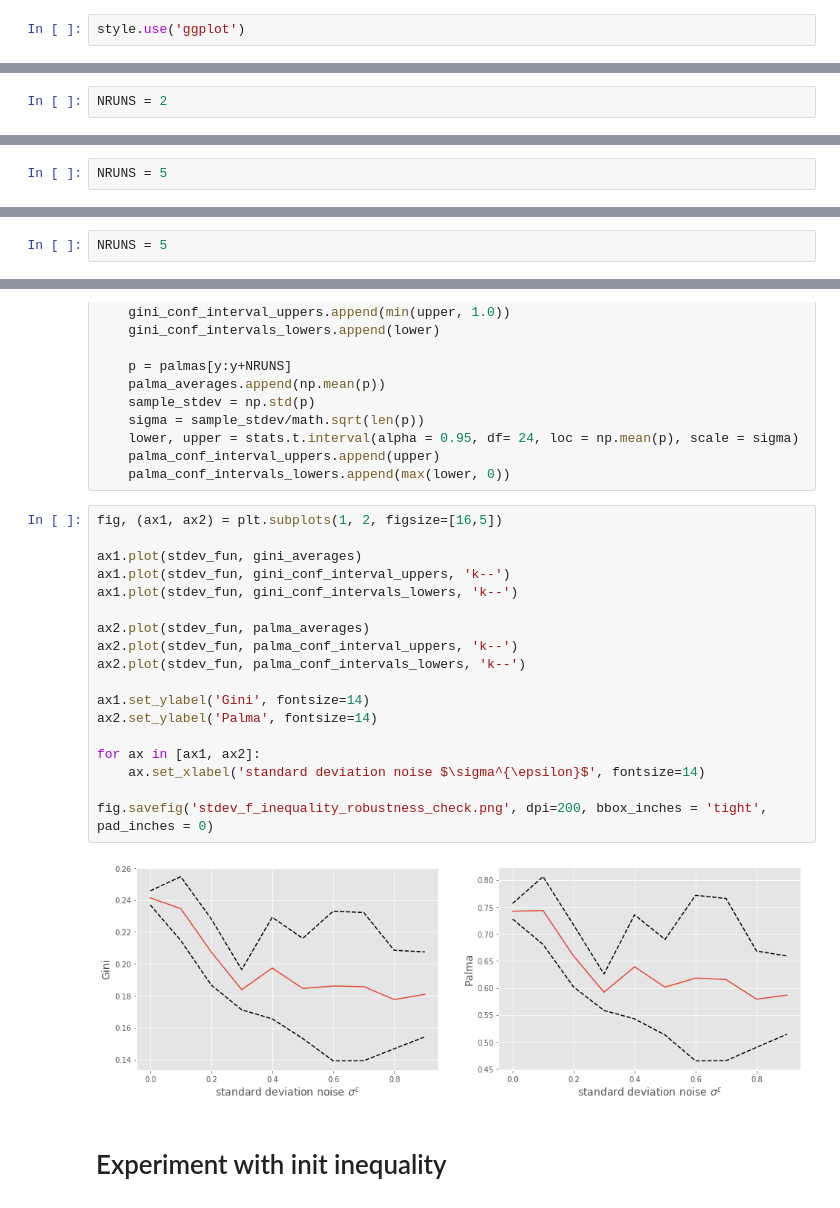
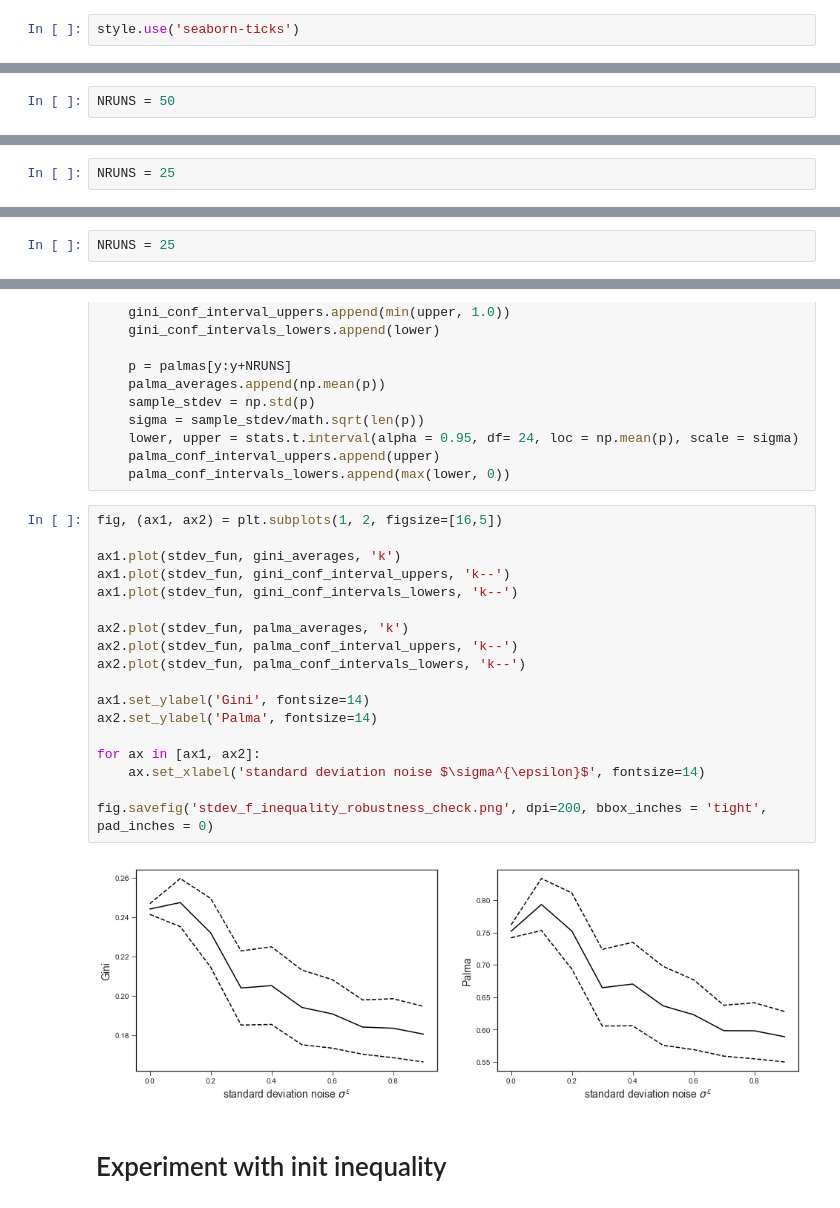
Before and after one commit to joerischasfoort/asset_volatility_wealth_inequality, a Jupyter notebook: volatility_inequality_model.ipynb, the cells around one changed output, grey strips where cells are left out. Drawn from its saved outputs; the diff is of its cells as text.

```diff
--- a/volatility_inequality_model.ipynb
+++ b/volatility_inequality_model.ipynb
@@ -15,7 +15,7 @@ from functions.evolutionaryalgo import *
 import scipy.stats as stats
 from SALib.sample import latin
 # %%
-style.use('ggplot')
+style.use('seaborn-ticks')
 # %% [markdown]
 # Asset price volatility and wealth inequality
 
@@ -184,7 +184,7 @@ for i, name in enumerate(problem['names']):
 # %%
 #params['std_noise'] = 2.0
 # %%
-NRUNS = 2
+NRUNS = 50
 # %%
 trdrs0 = []
 orbs0 = []
@@ -315,7 +330,7 @@ stdev_fun = [x / 100.0 for x in range(0, 100, 10)]
 # %%
 params['ticks'] = 600
 # %%
-NRUNS = 5
+NRUNS = 25
 # %%
 stdev_fun[0] = 0.0001
 # %%
@@ -474,7 +484,7 @@ gini(hypo_wealth_end - min(hypo_wealth_end))
 # %%
 stdev_fun = [x / 100.0 for x in range(0, 100, 10)]
 # %%
-NRUNS = 5
+NRUNS = 25
 # %%
 stdev_fun[0] = 0.0001
 # %%
@@ -566,23 +576,23 @@ for x in range(experiments):
 # %%
 fig, (ax1, ax2) = plt.subplots(1, 2, figsize=[16,5])
 
-ax1.plot(stdev_fun, gini_averages)
+ax1.plot(stdev_fun, gini_averages, 'k')
 ax1.plot(stdev_fun, gini_conf_interval_uppers, 'k--')
 ax1.plot(stdev_fun, gini_conf_intervals_lowers, 'k--')
 
-ax2.plot(stdev_fun, palma_averages)
+ax2.plot(stdev_fun, palma_averages, 'k')
 ax2.plot(stdev_fun, palma_conf_interval_uppers, 'k--')
 ax2.plot(stdev_fun, palma_conf_intervals_lowers, 'k--')
 
 ax1.set_ylabel('Gini', fontsize=14)
 ax2.set_ylabel('Palma', fontsize=14)
 
 for ax in [ax1, ax2]:
     ax.set_xlabel('standard deviation noise $\sigma^{\epsilon}$', fontsize=14)
 
 fig.savefig('stdev_f_inequality_robustness_check.png', dpi=200, bbox_inches = 'tight', pad_inches = 0)
 # %% [output]
-[figure, old version]
+[figure, new version]
 # %% [markdown]
 # Experiment with init inequality
 # %%
```
Also changed, not shown: parts of 10 cells of this notebook, 2 other files.
